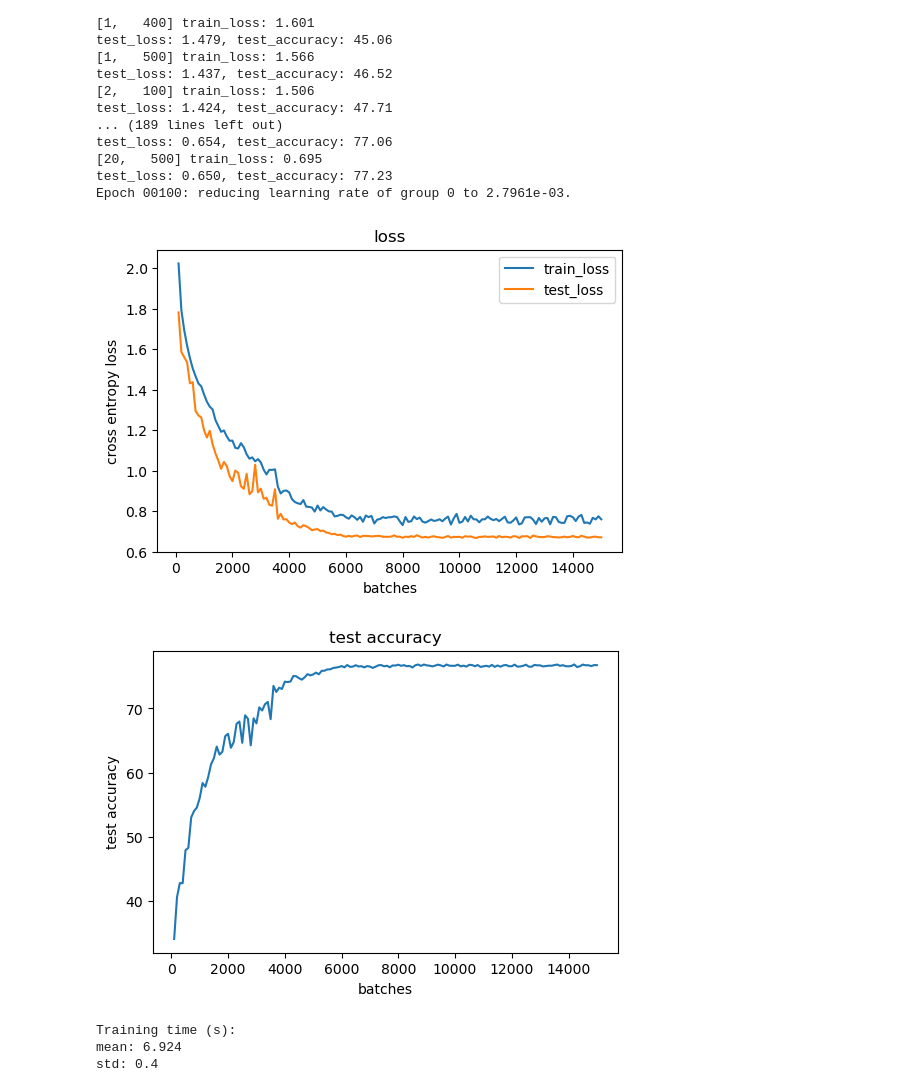
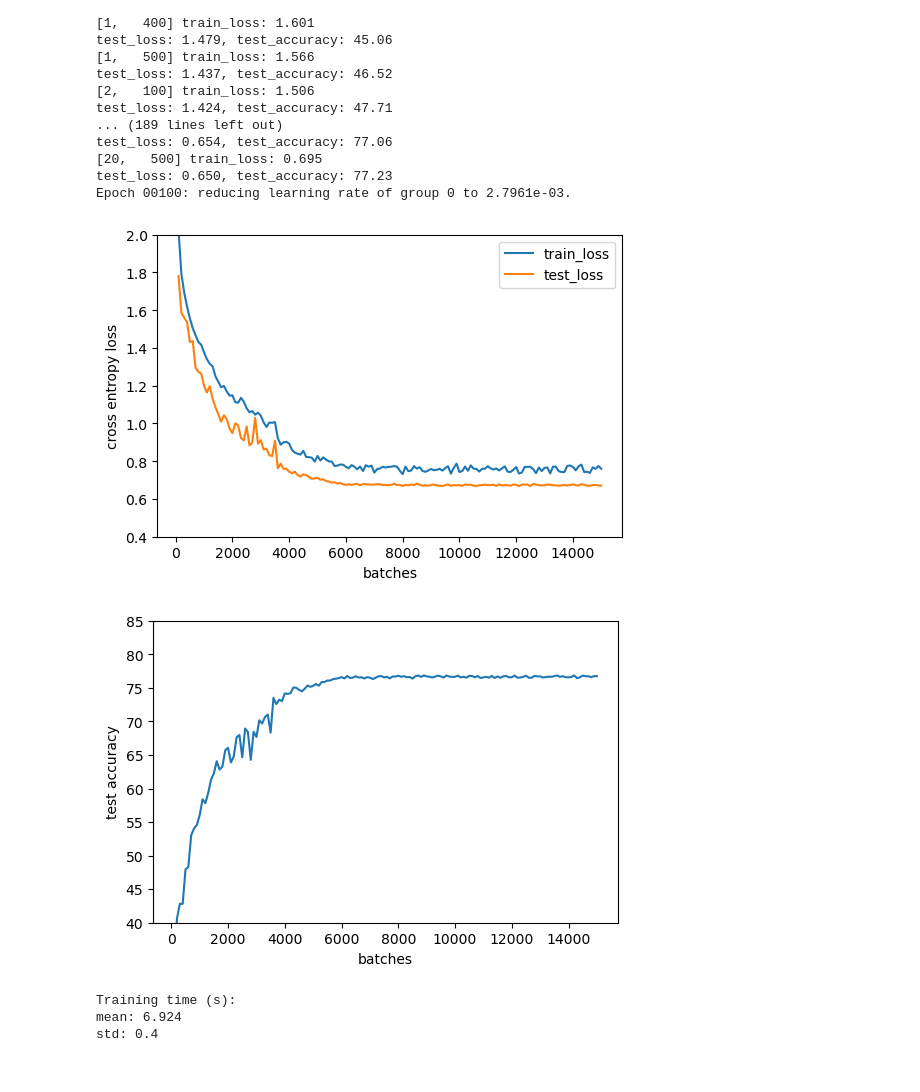
Before and after one commit to HeiseMax/ActiveShiftLayer, a Jupyter notebook: VGG.ipynb, the cells around one changed output. Saved outputs shown, nothing was run; the diff lists cells and outputs as text; code cells hidden in the pictures.

```diff
--- a/VGG.ipynb
+++ b/VGG.ipynb
@@ -266,11 +266,11 @@ torch.save(ASL_VGGNN, "./models/VGG/ASL_VGGNet.pth")
 # %%
 ASL_VGGNN = torch.load("./models/VGG/ASL_VGGNet.pth")
 # %%
-plot_loss(ASL_VGGNN, y_lim=(0.4, 2.5))
+plot_loss(ASL_VGGNN, y_lim=(0.4, 2))
 plot_acc(ASL_VGGNN, y_lim=(40, 85))
 # %% [output]
-[figure, old version]
+[figure, new version]
-[figure, old version]
+[figure, new version]
 # %%
 print("Training time (s):")
 print(f"mean: {round(np.mean(ASL_VGGNN.train_time), 3)}")
```
Also changed, not shown: parts of 6 cells of this notebook, 10 other files.
